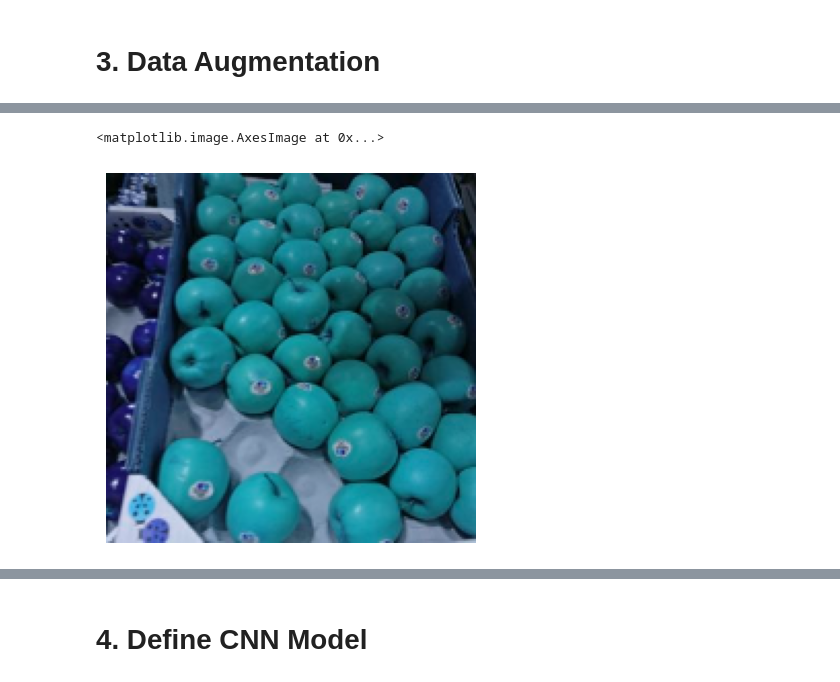
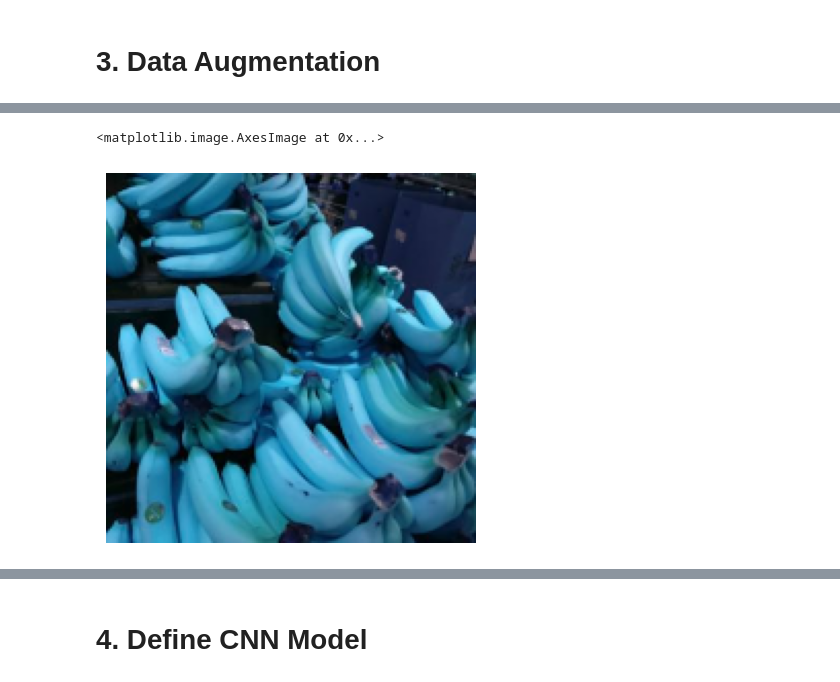
Before and after one commit to gibrano/Curso_Bourbaki_DL, a Jupyter notebook: semana2/DL_Semana2_GroceryStore.ipynb, the cells around one changed output, grey strips where cells are left out. Saved outputs shown, nothing was run; the diff lists cells and outputs as text; code cells hidden in the pictures.

Commit message:
train CNN only with 3 classes

```diff
--- a/semana2/DL_Semana2_GroceryStore.ipynb
+++ b/semana2/DL_Semana2_GroceryStore.ipynb
@@ -37,2 +42,7 @@ df_classes.sample(5)
 # %%
 coarse_mapping = dict(df_classes[["Coarse Class ID (int)", "Coarse Class Name (str)"]].drop_duplicates().values)
+# %%
+filter_img = [0,1,2]
+# %%
+coarse_mapping = {k: v for k, v in coarse_mapping.items() if k in filter_img}
+coarse_mapping
@@ -40,6 +52,10 @@ coarse_mapping = dict(df_classes[["Coarse Class ID (int)", "Coarse Class Name (s
 df_train = pd.read_csv(data_dir + "/train.txt",names= ['path','fine','coarse'])
 df_val = pd.read_csv(data_dir + "/val.txt",names= ['path','fine','coarse'])
 df_test = pd.read_csv(data_dir + "/test.txt",names= ['path','fine','coarse'])
+# %%
+df_train = df_train[df_train.coarse.isin(filter_img)]
+df_val = df_val[df_val.coarse.isin(filter_img)]
+df_test = df_test[df_test.coarse.isin(filter_img)]
 # %%
 df_train.sample(5)
 # %% [output]
@@ -178,8 +238,8 @@ I0000 00:00:1761002884.008141  322272 gpu_device.cc:2019] Created device /job:lo
 # %%
 plt.axis('off')
-plt.imshow(X_train[10])
+plt.imshow(X_train[360])
 # %% [output]
 <matplotlib.image.AxesImage at 0x...>
-[figure, old version]
+[figure, new version]
 # %%
 plt.axis('off')
```
Also changed, not shown: parts of 36 cells of this notebook, 1 other file.
